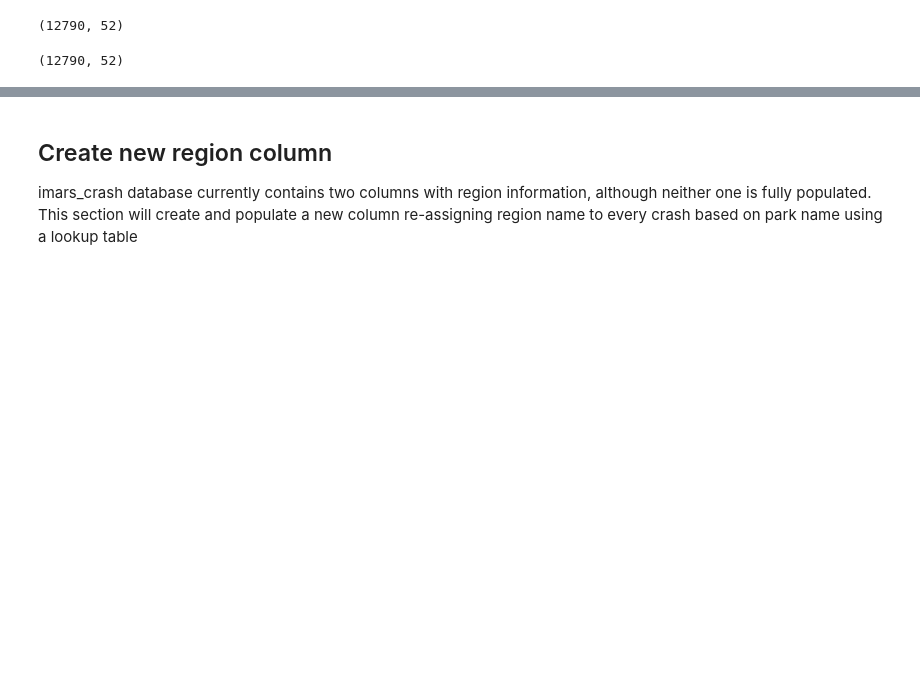
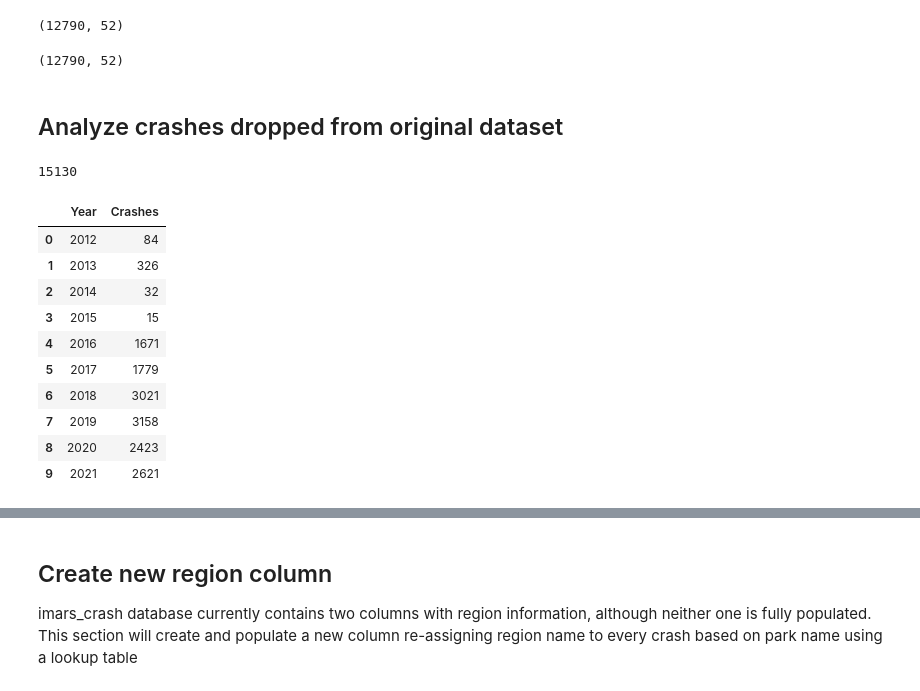
Before and after one commit to VolpeUSDOT/NPS-Region-Crash-Briefing, a Jupyter notebook: data cleaning notebooks/IMARS cleaning 2022.ipynb, the cells around one changed output, grey strips where cells are left out. Drawn from its saved outputs; the diff is of its cells as text; code cells hidden in the pictures; blank space fills up the shorter version.

```diff
--- a/data cleaning notebooks/IMARS cleaning 2022.ipynb
+++ b/data cleaning notebooks/IMARS cleaning 2022.ipynb
@@ -333,3 +339,30 @@ imars_crash_expanded = imars_crash_expanded.drop_duplicates(subset=['IMARS_Recor
 imars_crash_expanded.shape
 # %% [output]
 (12790, 52)
+# %% [markdown]
+## Analyze crashes dropped from original dataset
+# %%
+imars_crash_orig_NoDupsorNulls = pd.read_excel("./New IMARS/IMARS 2012 - 2021.xlsx", sheet_name = "Location")
+imars_crash_orig_NoDupsorNulls = imars_crash_orig_NoDupsorNulls.dropna(subset=['IMARS_Record_No'])
+imars_crash_orig_NoDupsorNulls = imars_crash_orig_NoDupsorNulls.drop_duplicates(subset=['IMARS_Record_No'])
+imars_crash_orig_NoDupsorNulls['Crash_Date_Time']=pd.to_datetime(imars_crash_orig_NoDupsorNulls['Crash_Date_Time'], format='%Y%m%d %H:%M:%S:%f')
+imars_crash_orig_NoDupsorNulls['CRASH_YEAR'] = imars_crash_orig_NoDupsorNulls['Crash_Date_Time'].dt.strftime('%Y')
+all_crashes_by_year = imars_crash_orig_NoDupsorNulls['CRASH_YEAR'].value_counts().sort_index().reset_index()
+all_crashes_by_year.columns =['Year', 'Crashes']
+all_crashes_by_year['Crashes'].sum()
+# %% [output]
+15130
+# %%
+all_crashes_by_year
+# %% [output]
+|  | Year | Crashes |
+| 0 | 2012 | 84 |
+| 1 | 2013 | 326 |
+| 2 | 2014 | 32 |
+| 3 | 2015 | 15 |
+| 4 | 2016 | 1671 |
+| 5 | 2017 | 1779 |
+| 6 | 2018 | 3021 |
+| 7 | 2019 | 3158 |
+| 8 | 2020 | 2423 |
+| 9 | 2021 | 2621 |
```
Also changed, not shown: parts of 16 cells of this notebook.
